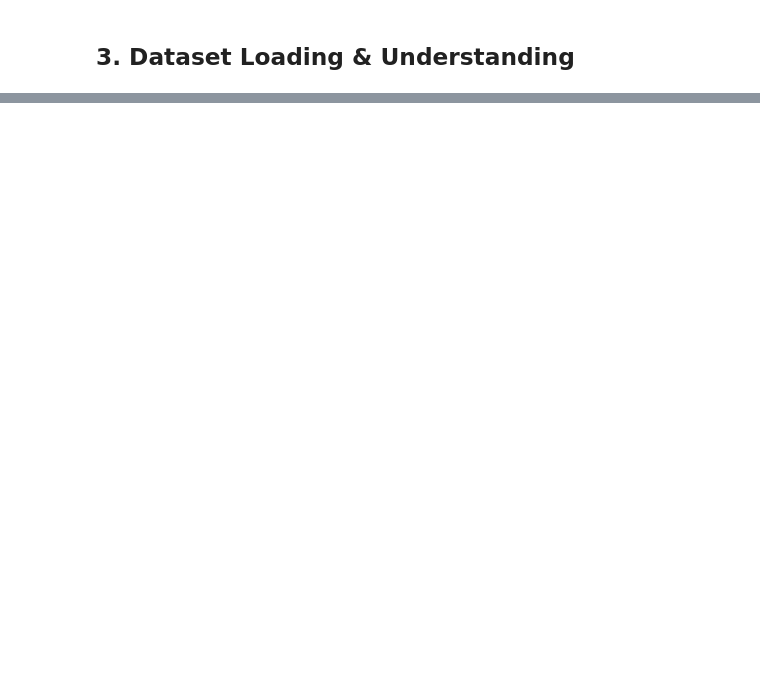
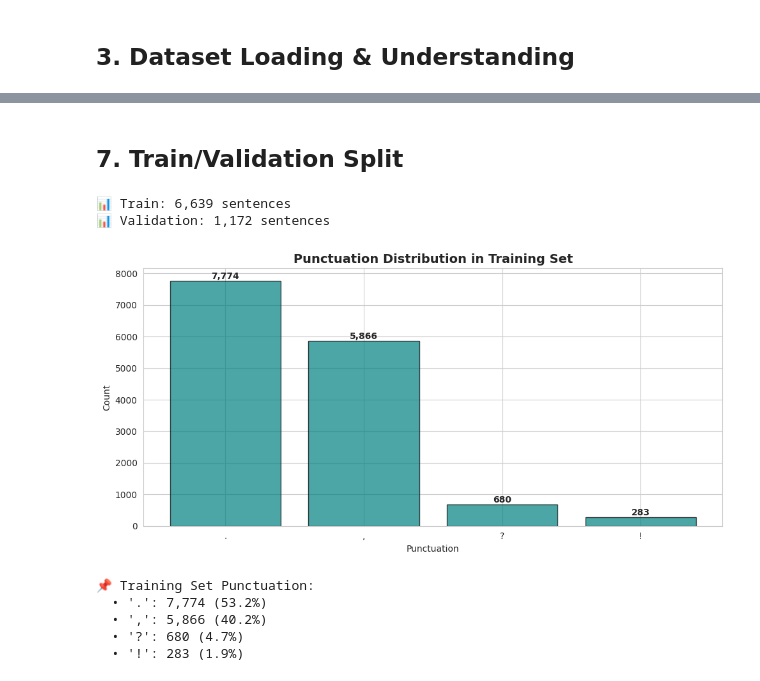
Before and after one commit to Satvik-jain/Augnito, a Jupyter notebook: punctuation_restoration.ipynb, the cells around one changed output, grey strips where cells are left out. Cells and saved outputs as stored; diff of their text form; code cells hidden in the pictures; blank space fills up the shorter version.

```diff
--- a/punctuation_restoration.ipynb
+++ b/punctuation_restoration.ipynb
@@ -528,0 +307,38 @@ print("="*80)
+# %% [markdown]
+## 7. Train/Validation Split
+# %%
+# Split dataset
+train_data, val_data = train_test_split(dataset, test_size=0.15, random_state=42)
+
+print(f"📊 Train: {len(train_data):,} sentences")
+print(f"📊 Validation: {len(val_data):,} sentences")
+
+# Analyze punctuation distribution in training set
+train_punct = {'.': 0, ',': 0, '?': 0, '!': 0}
+for item in train_data:
+    for p in train_punct.keys():
+        train_punct[p] += item['output'].count(p)
+
+plt.figure(figsize=(10, 5))
+plt.bar(train_punct.keys(), train_punct.values(), edgecolor='black', alpha=0.7, color='teal')
+plt.title('Punctuation Distribution in Training Set', fontsize=14, weight='bold')
+plt.xlabel('Punctuation')
+plt.ylabel('Count')
+for i, (k, v) in enumerate(train_punct.items()):
+    plt.text(i, v, f'{v:,}', ha='center', va='bottom', fontweight='bold')
+plt.tight_layout()
+plt.show()
+
+print("\n📌 Training Set Punctuation:")
+total = sum(train_punct.values())
+for k, v in train_punct.items():
+    print(f"  • '{k}': {v:,} ({v/total*100:.1f}%)")
+# %% [output]
+📊 Train: 6,639 sentences
+📊 Validation: 1,172 sentences
+[figure, added]
+📌 Training Set Punctuation:
+  • '.': 7,774 (53.2%)
+  • ',': 5,866 (40.2%)
+  • '?': 680 (4.7%)
+  • '!': 283 (1.9%)
```
Also changed, not shown: parts of 52 cells of this notebook.
